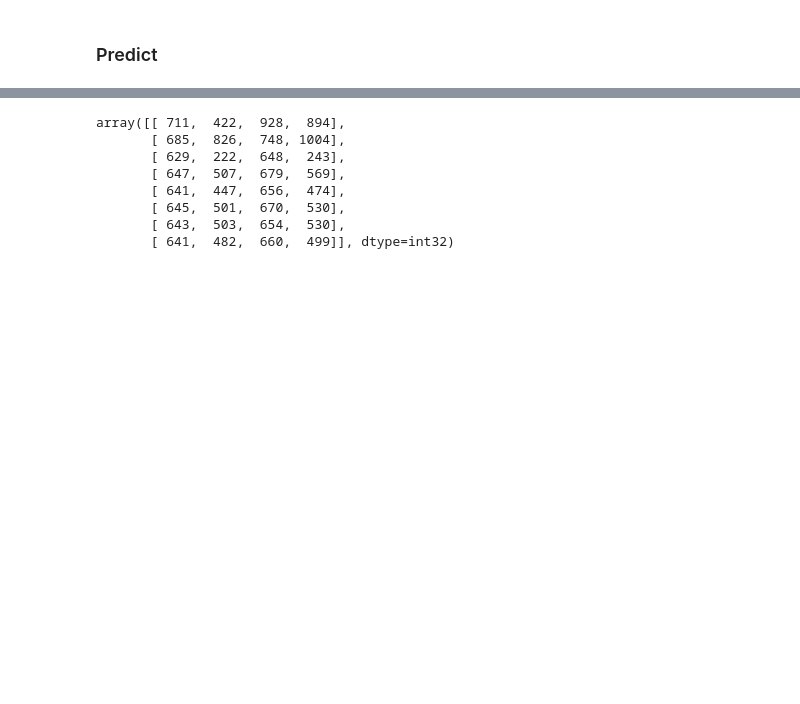
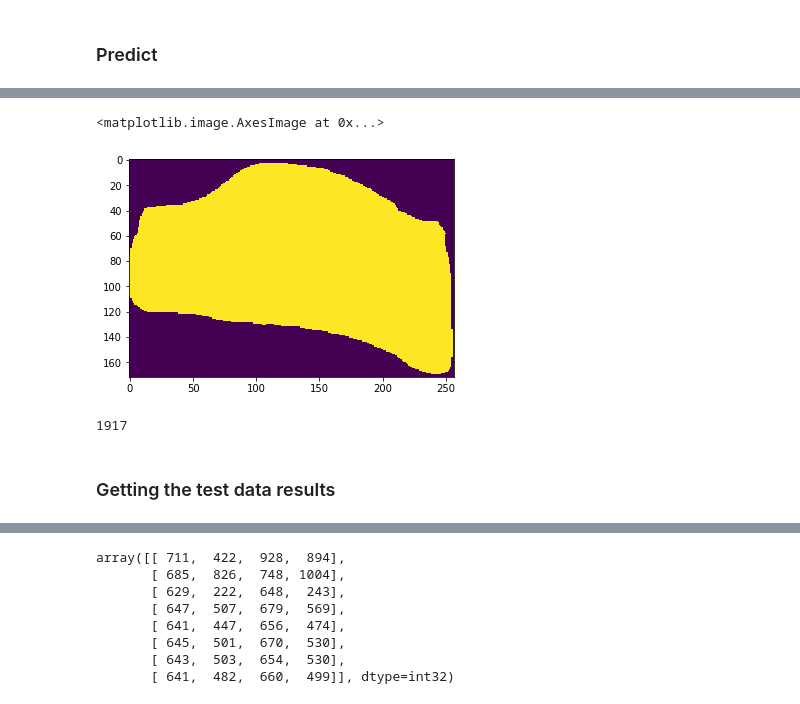
Before and after one commit to moisesvw/segmentation, a Jupyter notebook: modeling/model experiment.ipynb, the cells around one changed output, grey strips where cells are left out. Saved outputs shown, nothing was run; the diff lists cells and outputs as text; code cells hidden in the pictures; blank space fills up the shorter version.

```diff
--- a/modeling/model experiment.ipynb
+++ b/modeling/model experiment.ipynb
@@ -270,0 +307,11 @@ anchors                  shape: (1, 261888, 4)        min:   -0.35390  max:    1
+# %%
+plt.imshow(r['masks'][:, :, 1][711:883,763:1020])
+# %% [output]
+<matplotlib.image.AxesImage at 0x...>
+[figure, added]
+# %%
+len(testset.image_ids)
+# %% [output]
+1917
+# %% [markdown]
+### Getting the test data results
```
Also changed, not shown: parts of 22 cells of this notebook.
